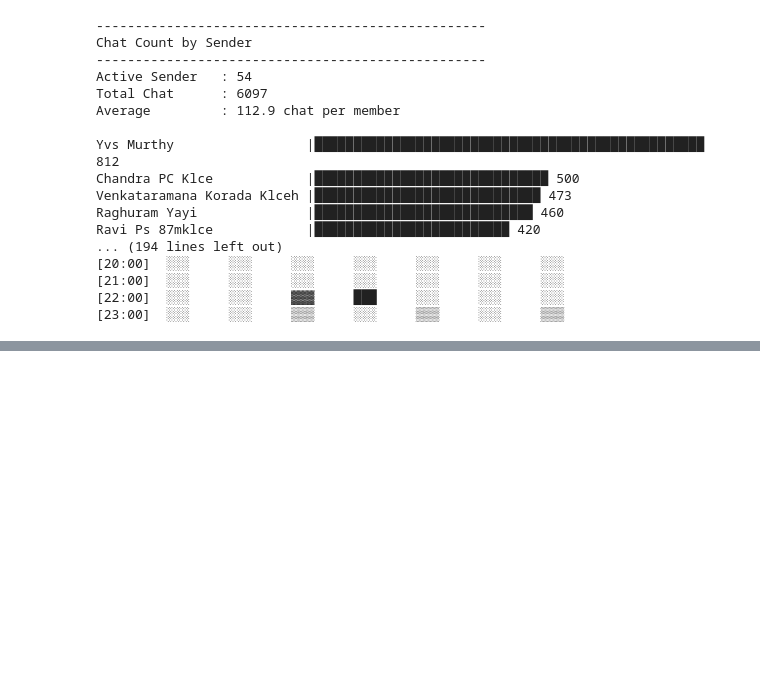
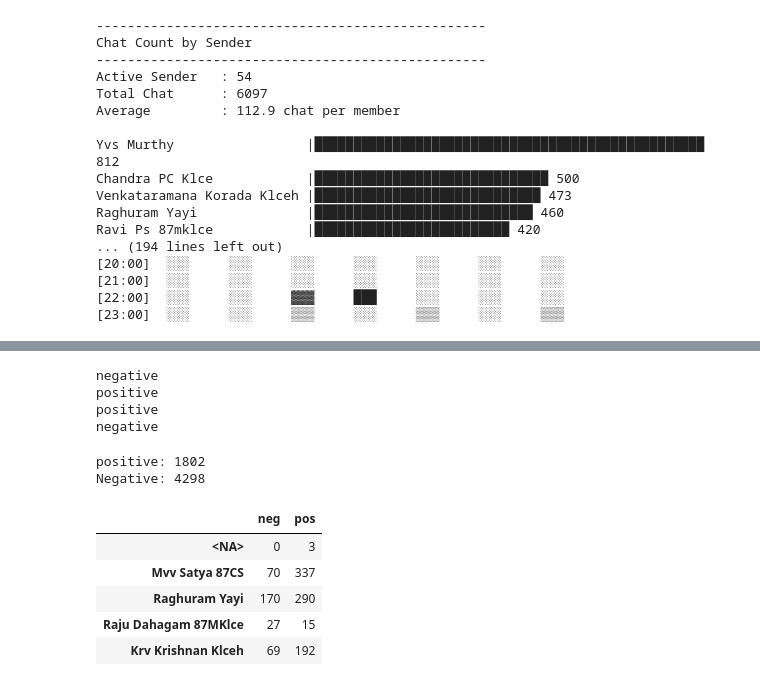
Before and after one commit to vvij2016/WhatsApp-Analyzer, a Jupyter notebook: whatsapp_analyzer.ipynb, the cells around one changed output, grey strips where cells are left out. Saved outputs shown, nothing was run; the diff lists cells and outputs as text; code cells hidden in the pictures; blank space fills up the shorter version.

Commit message:
modified pyhon notebook with first sentiment model

```diff
--- a/whatsapp_analyzer.ipynb
+++ b/whatsapp_analyzer.ipynb
@@ -553,0 +612,68 @@ Ravi Ps 87mklce            |█████████████████
+# %%
+"""
+Test sentiment with few samples
+"""
+
+f = open('model', 'rb')
+classifier = pickle.load(f)
+f.close()
+
+
+sentence="i don't love you "
+features = clean(sentence)
+print(classifier.classify(features))
+
+sentence="i love you sweetheart "
+features = clean(sentence)
+print(classifier.classify(features))
+
+
+sentence="i am not saying that i don't love you"
+features = clean(sentence)
+print(classifier.classify(features))
+
+sentence="This size of laptop is very bad"
+features = clean(sentence)
+print(classifier.classify(features))
+# %% [output]
+negative
+positive
+positive
+negative
+# %%
+"""
+Calculate opinion of the messages in the chat
+"""
+opinion={}
+
+##f=open('export_chat.txt','r')
+pos,neg=0,0
+for line in list(zip(df.sender, df.message)):
+    try:
+        chat=line[1]
+        sender=line[0]
+        if opinion.get(sender,None) is None:
+            opinion[sender]=[0,0]
+        res=classifier.classify(clean(chat))
+        if res=='positive':
+            pos+=1
+            opinion[sender][0]+=1
+        else:
+            neg+=1
+            opinion[sender][1]+=1
+    except:
+        pass
+print("positive: {} \nNegative: {}".format(pos,neg))
+
+opinion_df = pd.DataFrame(opinion).transpose()
+opinion_df.columns = ['neg', 'pos']
+opinion_df.head()
+# %% [output]
+positive: 1802
+Negative: 4298
+|  | neg | pos |
+| <NA> | 0 | 3 |
+| Mvv Satya 87CS | 70 | 337 |
+| Raghuram Yayi | 170 | 290 |
+| Raju Dahagam 87MKlce | 27 | 15 |
+| Krv Krishnan Klceh | 69 | 192 |
```
Also changed, not shown: parts of 17 cells of this notebook, 1 other file.
